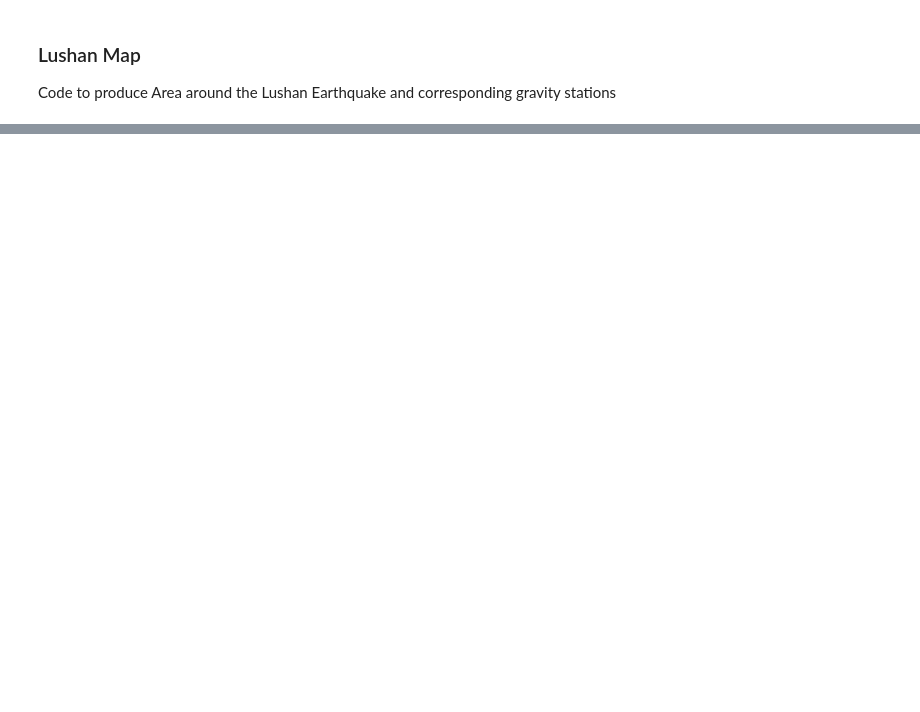
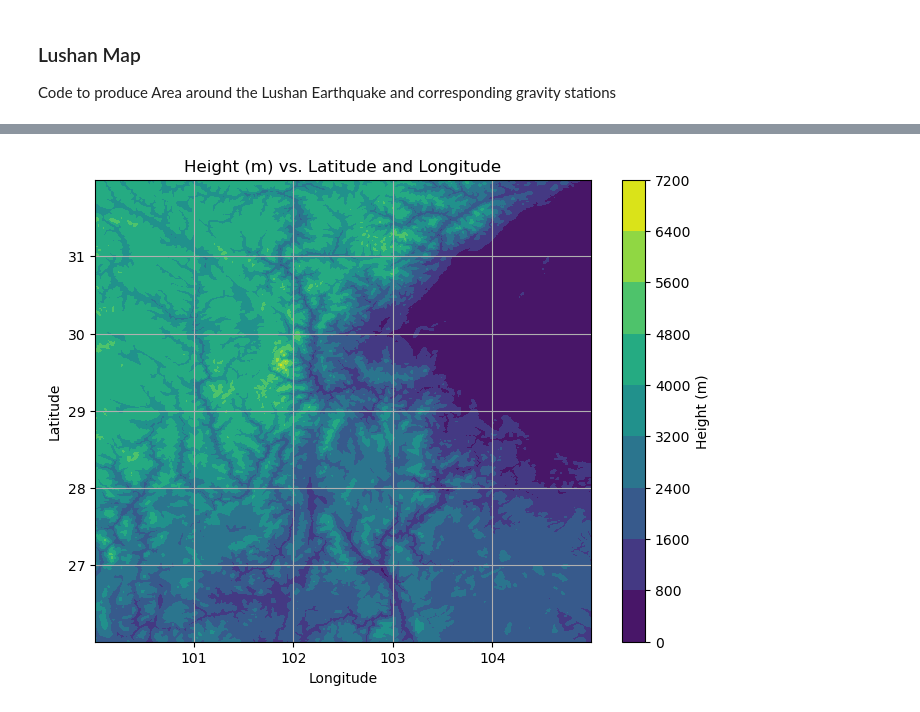
Before and after one commit to GPGN-268/SP2024-FP05-gravity, a Jupyter notebook: lushan_map.ipynb, the cells around one changed output, grey strips where cells are left out. Cells and saved outputs as stored; diff of their text form; code cells hidden in the pictures; blank space fills up the shorter version.

```diff
--- a/lushan_map.ipynb
+++ b/lushan_map.ipynb
@@ -32,3 +56,22 @@ stations_df = pd.read_csv('absgravitystations.txt', sep=' ')
+# %%
+# Extract latitude and longitude coordinates
+latitude = ds.lat.values
+longitude = ds.lon.values
+
+# Extract z values
+z_values = ds.z.values
+
+# Plot the data
+plt.figure(figsize=(8, 6))
+plt.contourf(longitude, latitude, z_values, cmap='viridis')
+plt.colorbar(label='Height (m)')
+plt.xlabel('Longitude')
+plt.ylabel('Latitude')
+plt.title('Height (m) vs. Latitude and Longitude')
+plt.grid(True)
+plt.show()
+# %% [output]
+[figure, added]
 # %%
 # Make map
 
```
Also changed, not shown: parts of 4 cells of this notebook, 1 other file.
